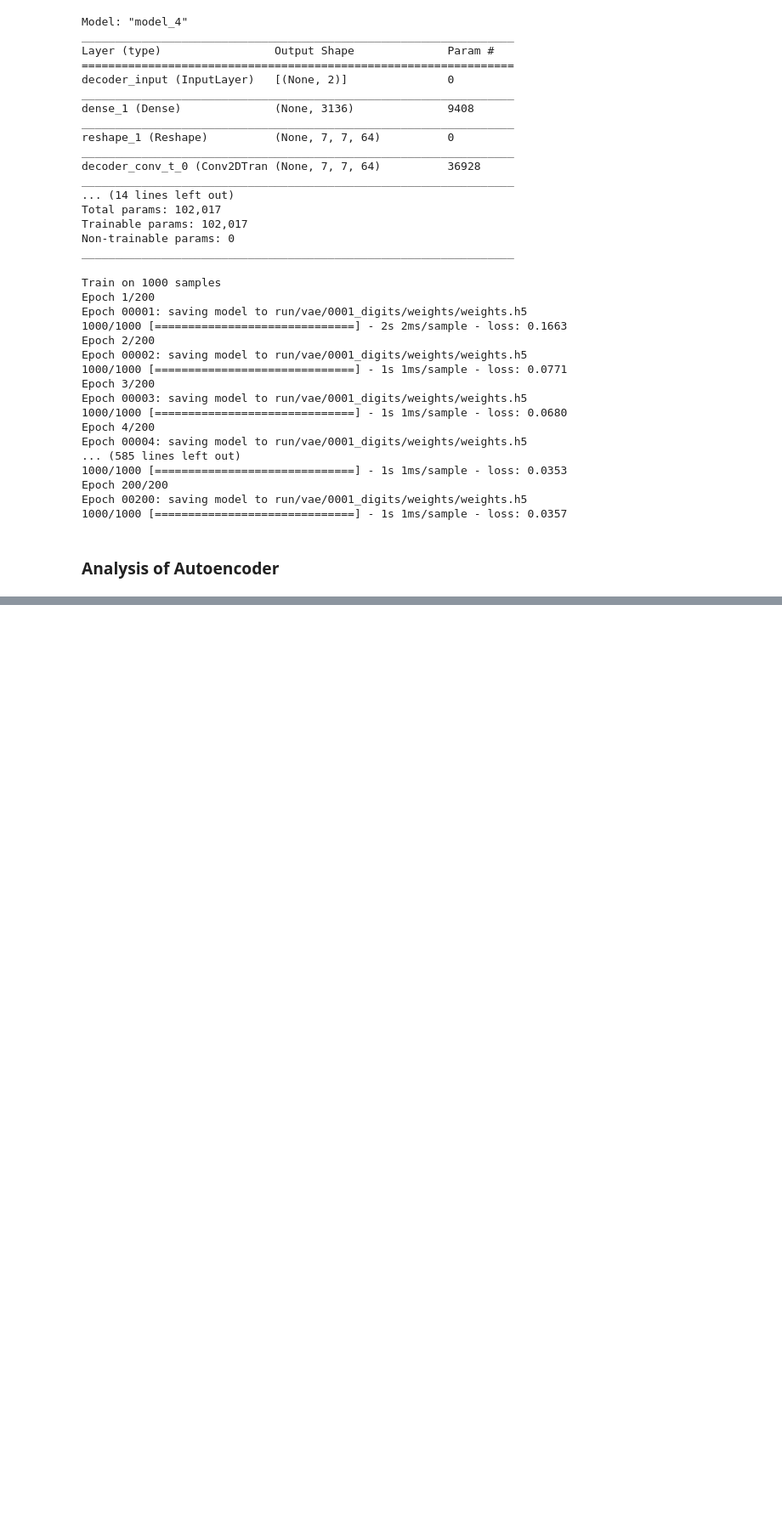
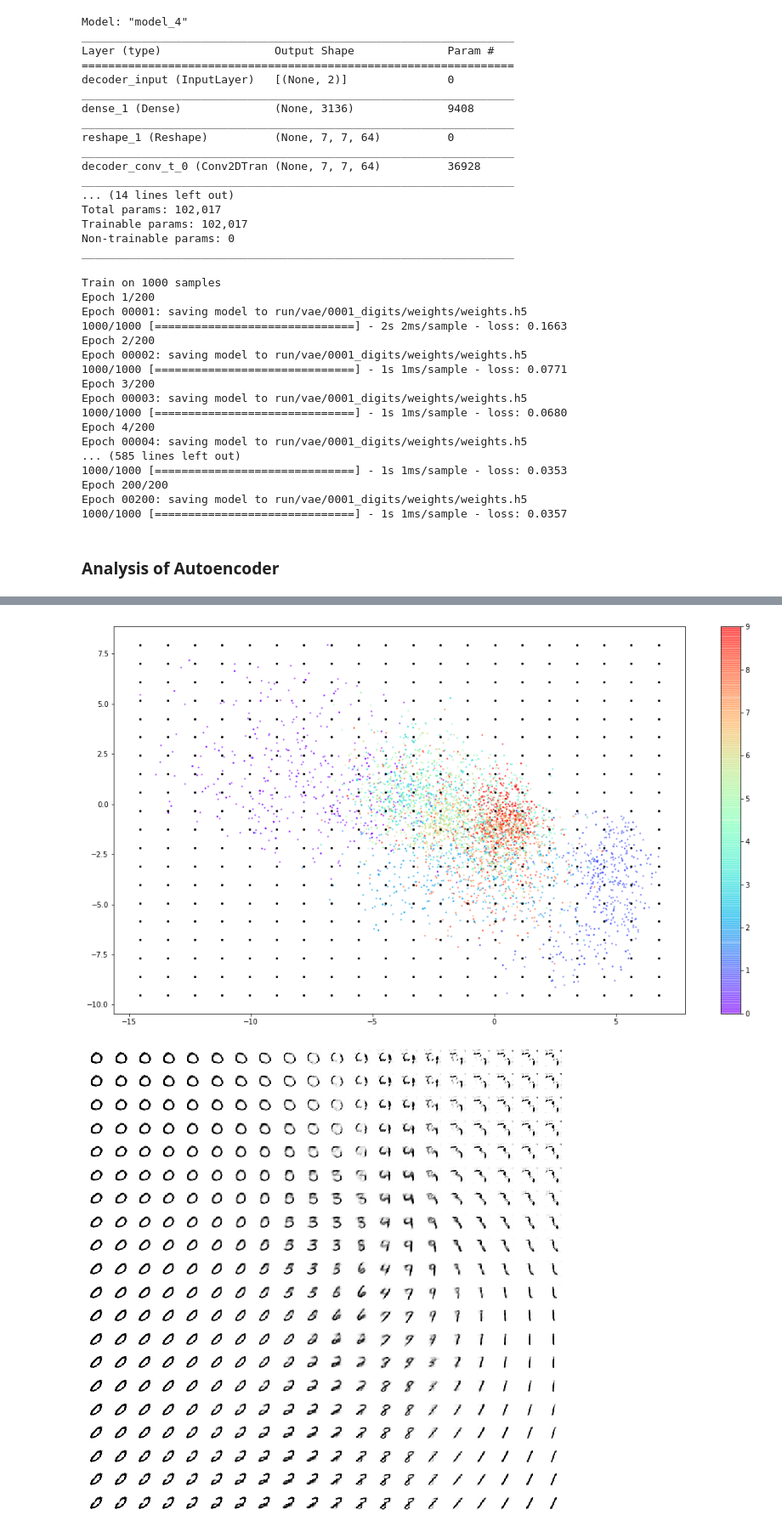
Before and after one commit to KarthikKothareddy/generative_deep_learning, a Jupyter notebook: first_autoencoder.ipynb, the cells around one changed output, grey strips where cells are left out. Shown at 85% size. Saved outputs shown, nothing was run; the diff lists cells and outputs as text; code cells hidden in the pictures; blank space fills up the shorter version.

```diff
--- a/first_autoencoder.ipynb
+++ b/first_autoencoder.ipynb
@@ -132,0 +216,45 @@ AE = load_model(Autoencoder, RUN_FOLDER)
+# %%
+n_to_show = 5000
+grid_size = 20
+figsize = 10
+
+example_idx = np.random.choice(range(len(x_test)), n_to_show)
+example_images = x_test[example_idx]
+example_labels = y_test[example_idx]
+
+z_points = AE.encoder.predict(example_images)
+
+plt.figure(figsize=(18, 10))
+plt.scatter(z_points[:, 0] , z_points[:, 1] , cmap='rainbow' , c= example_labels
+            , alpha=0.5, s=2)
+plt.colorbar()
+
+# x = norm.ppf(np.linspace(0.05, 0.95, 10))
+# y = norm.ppf(np.linspace(0.05, 0.95, 10))
+x = np.linspace(min(z_points[:, 0]), max(z_points[:, 0]), grid_size)
+y = np.linspace(max(z_points[:, 1]), min(z_points[:, 1]), grid_size)
+xv, yv = np.meshgrid(x, y)
+xv = xv.flatten()
+yv = yv.flatten()
+z_grid = np.array(list(zip(xv, yv)))
+
+reconst = AE.decoder.predict(z_grid)
+
+plt.scatter(
+    z_grid[:, 0],
+    z_grid[:, 1],
+    c = 'black'#, cmap='rainbow' , c= example_labels
+    ,
+    alpha=1, s=5)
+plt.show()
+
+
+fig = plt.figure(figsize=(figsize, figsize))
+fig.subplots_adjust(hspace=0.4, wspace=0.4)
+for i in range(grid_size**2):
+    ax = fig.add_subplot(grid_size, grid_size, i+1)
+    ax.axis('off')
+    ax.imshow(reconst[i, :,:,0], cmap = 'Greys')
+# %% [output]
+[figure, added]
+[figure, added]
```
Also changed, not shown: parts of 7 cells of this notebook.
